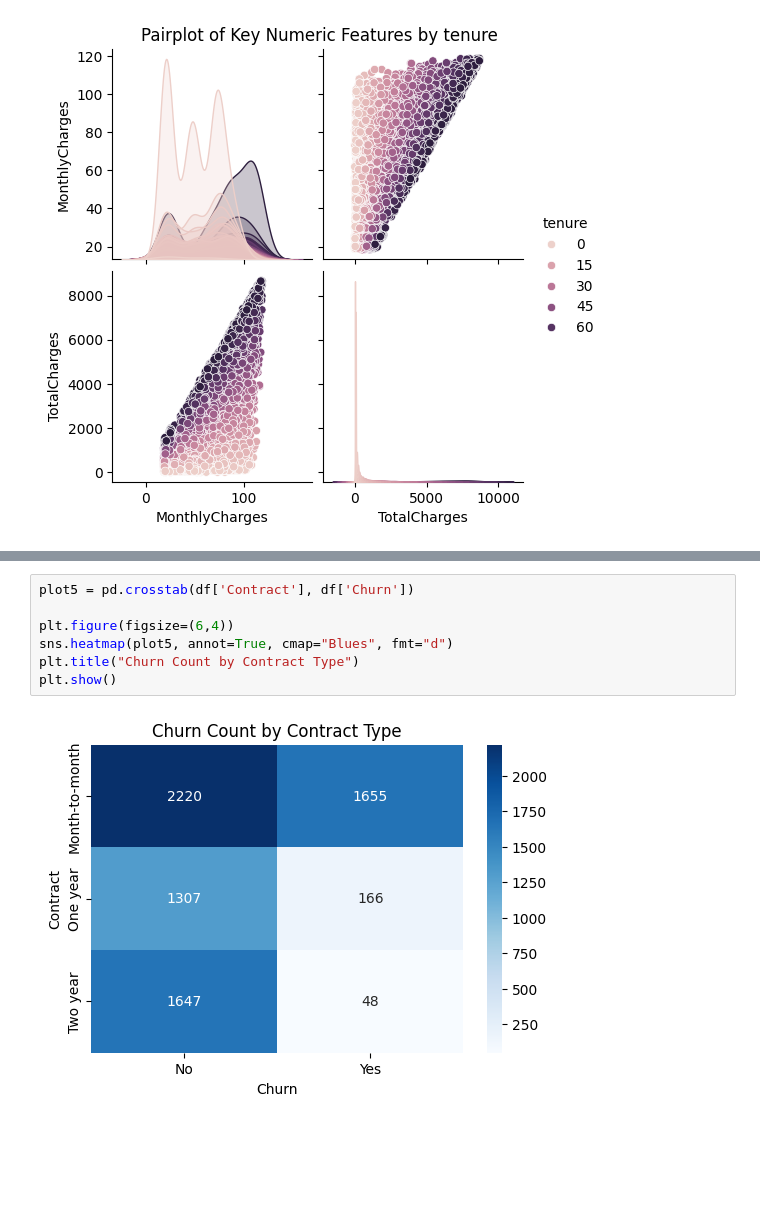
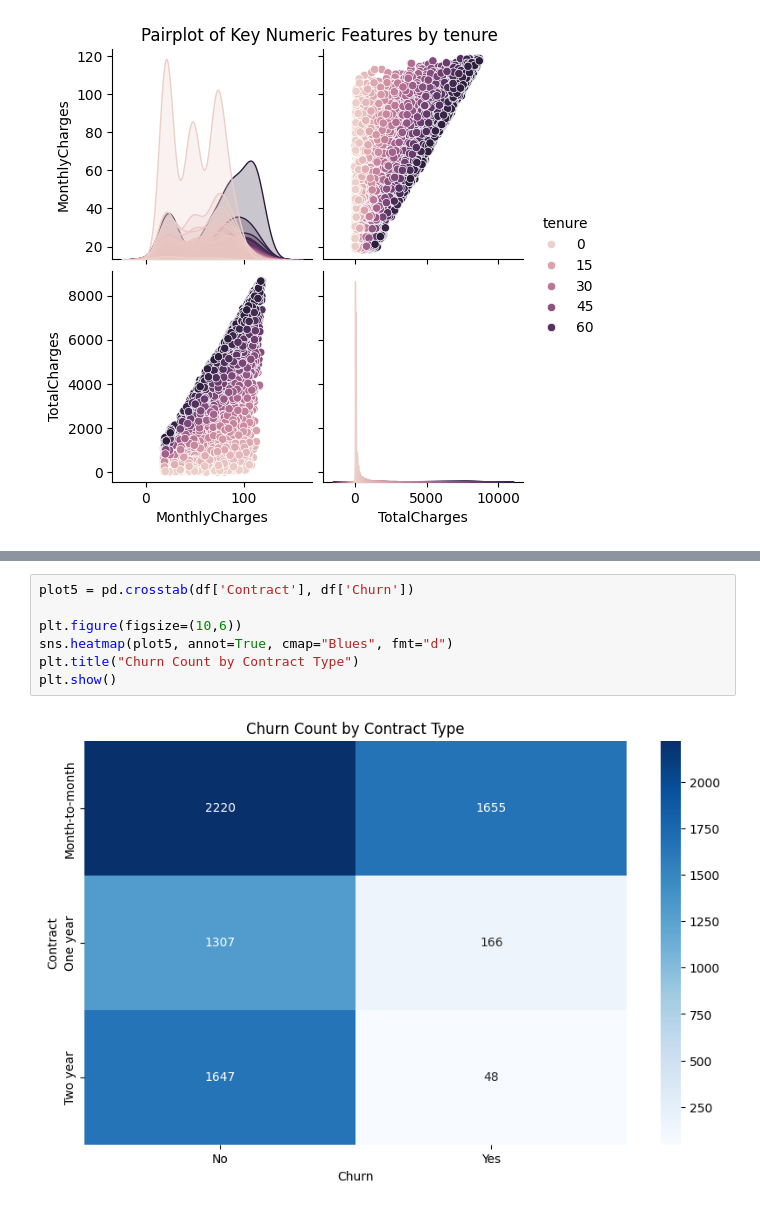
Before and after one commit to AyushmanRaha/Customer-Churn-Prediction, a Jupyter notebook: Churn_Prediction_Project_EDA.ipynb, the cells around one changed output, grey strips where cells are left out. Cells and saved outputs as stored; diff of their text form; blank space fills up the shorter version.

```diff
--- a/Churn_Prediction_Project_EDA.ipynb
+++ b/Churn_Prediction_Project_EDA.ipynb
@@ -1047,9 +1268,9 @@ plt.show()
 # %%
 plot5 = pd.crosstab(df['Contract'], df['Churn'])
 
-plt.figure(figsize=(6,4))
+plt.figure(figsize=(10,6))
 sns.heatmap(plot5, annot=True, cmap="Blues", fmt="d")
 plt.title("Churn Count by Contract Type")
 plt.show()
 # %% [output]
-[figure, old version]
+[figure, new version]
```
Also changed, not shown: parts of 17 cells of this notebook.
